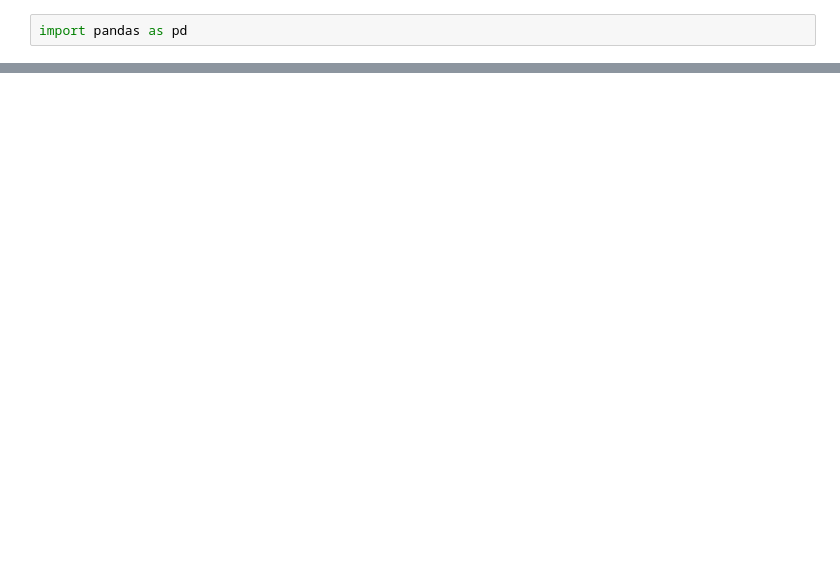
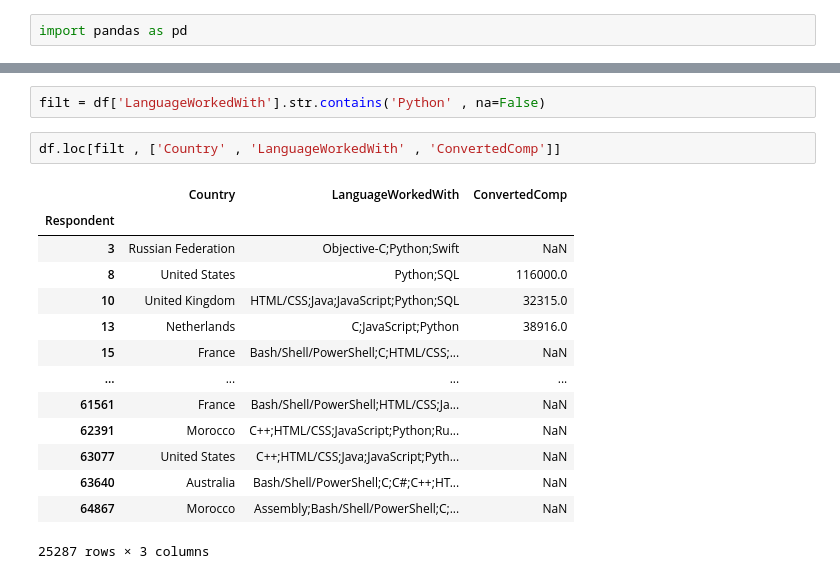
Before and after one commit to 7s9n/learning_python, a Jupyter notebook: others/pandas_journey/Pandas Demo.ipynb, the cells around one changed output, grey strips where cells are left out. Cells and saved outputs as stored; diff of their text form; blank space fills up the shorter version.

```diff
--- a/others/pandas_journey/Pandas Demo.ipynb
+++ b/others/pandas_journey/Pandas Demo.ipynb
@@ -20,0 +214,19 @@ df.loc[df['WebframeWorkedWith'] == 'Django']
+# %%
+filt = df['LanguageWorkedWith'].str.contains('Python' , na=False)
+# %%
+df.loc[filt , ['Country' , 'LanguageWorkedWith' , 'ConvertedComp']]
+# %% [output]
+|  | Country | LanguageWorkedWith | ConvertedComp |
+| Respondent |  |  |  |
+| 3 | Russian Federation | Objective-C;Python;Swift | NaN |
+| 8 | United States | Python;SQL | 116000.0 |
+| 10 | United Kingdom | HTML/CSS;Java;JavaScript;Python;SQL | 32315.0 |
+| 13 | Netherlands | C;JavaScript;Python | 38916.0 |
+| 15 | France | Bash/Shell/PowerShell;C;HTML/CSS;... | NaN |
+| ... | ... | ... | ... |
+| 61561 | France | Bash/Shell/PowerShell;HTML/CSS;Ja... | NaN |
+| 62391 | Morocco | C++;HTML/CSS;JavaScript;Python;Ru... | NaN |
+| 63077 | United States | C++;HTML/CSS;Java;JavaScript;Pyth... | NaN |
+| 63640 | Australia | Bash/Shell/PowerShell;C;C#;C++;HT... | NaN |
+| 64867 | Morocco | Assembly;Bash/Shell/PowerShell;C;... | NaN |
+25287 rows × 3 columns
```
Also changed, not shown: parts of 22 cells of this notebook, 1 other file.
